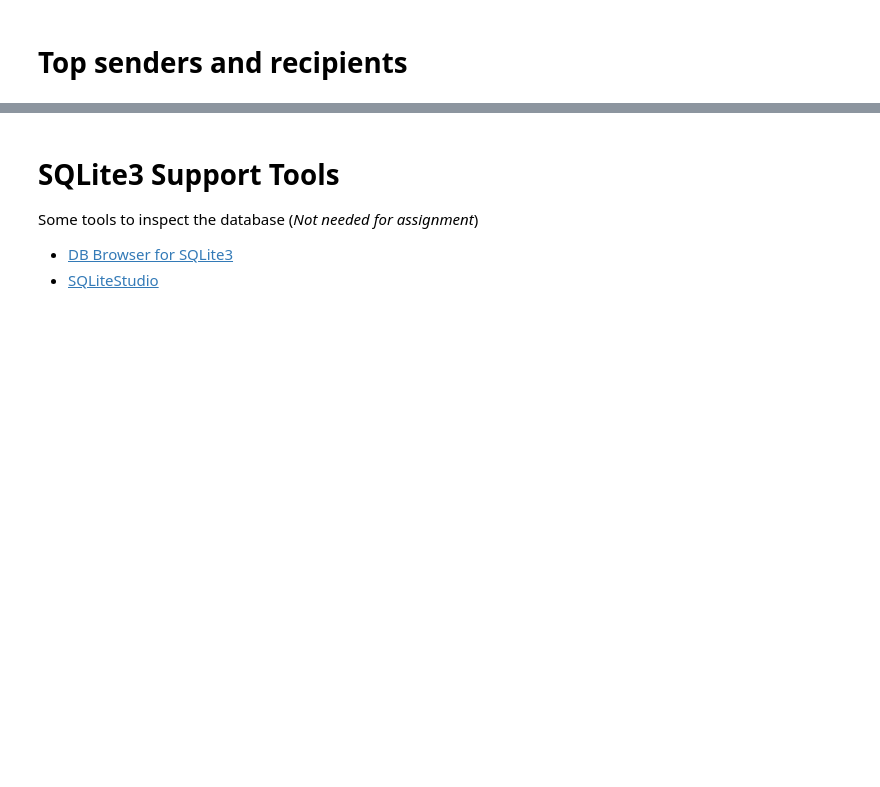
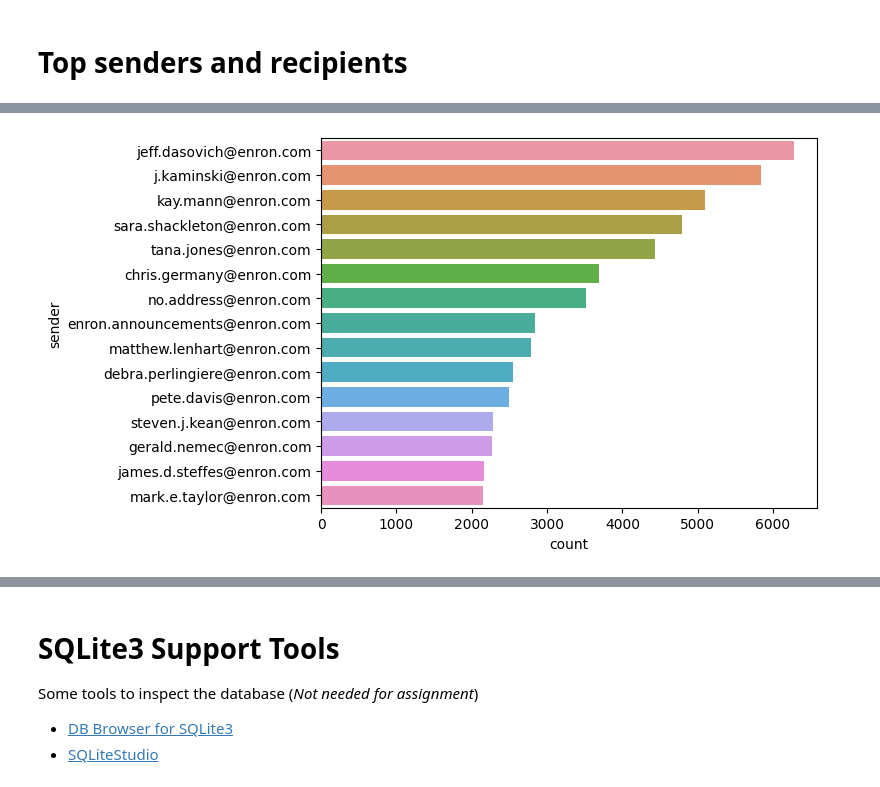
Before and after one commit to JamilaBibi/IBP-assignment-2, a Jupyter notebook: _enron_data.ipynb, the cells around one changed output, grey strips where cells are left out. Cells and saved outputs as stored; diff of their text form; code cells hidden in the pictures; blank space fills up the shorter version.

```diff
--- a/_enron_data.ipynb
+++ b/_enron_data.ipynb
@@ -280,0 +290,7 @@ top_sendr_df
+# %%
+#plot graph using barplot() and show()
+data = top_sendr_df
+sns.barplot(x="count", y= "sender", data=data)
+plt.show()
+# %% [output]
+[figure, added]
```
Also changed, not shown: parts of 7 cells of this notebook.
